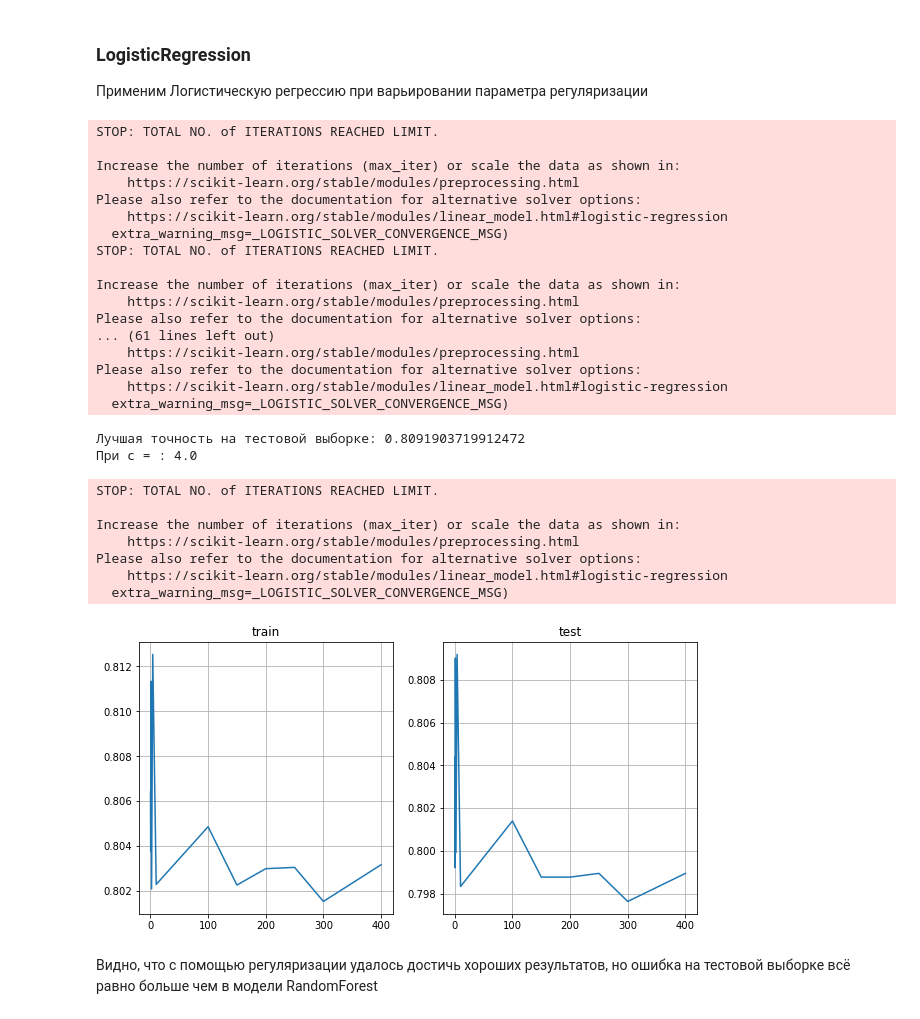
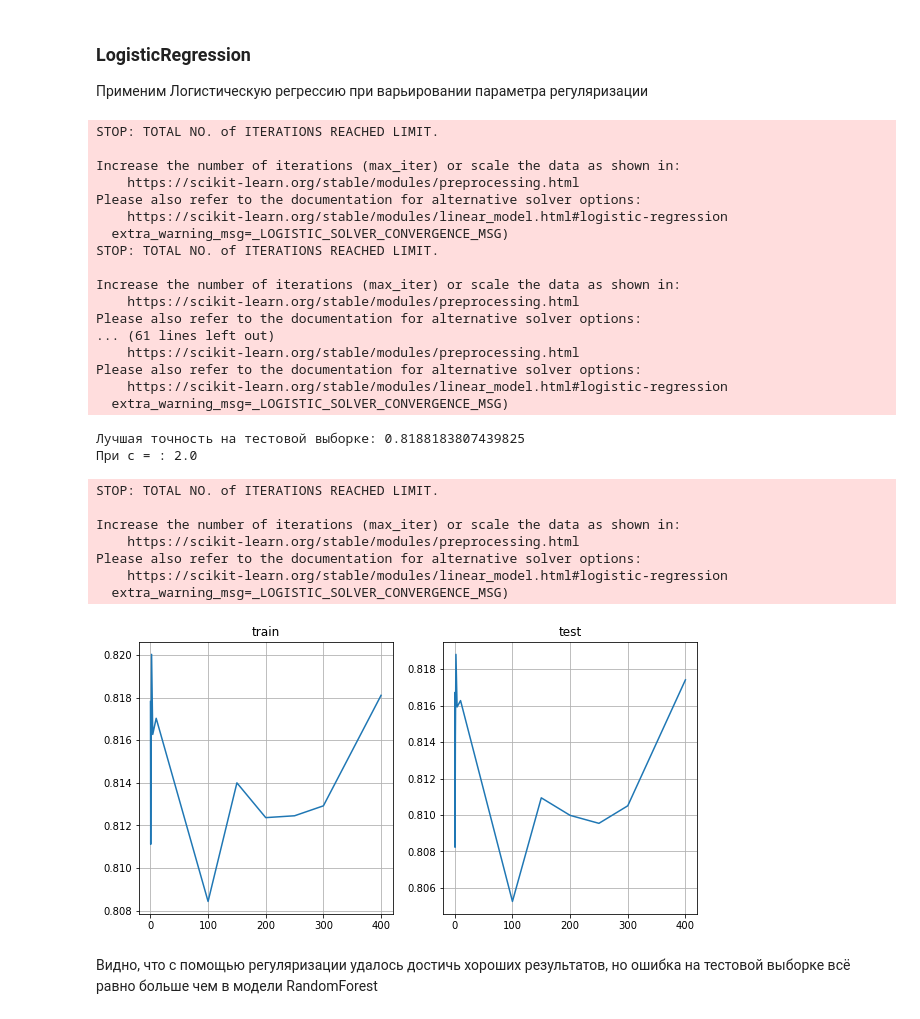
Before and after one commit to Pahandrovich/MachineLearningCourse, a Jupyter notebook: fails/note_ml_capital.ipynb, the cells around one changed output. Saved outputs shown, nothing was run; the diff lists cells and outputs as text; code cells hidden in the pictures.

```diff
--- a/fails/note_ml_capital.ipynb
+++ b/fails/note_ml_capital.ipynb
@@ -57,10 +57,10 @@ data_raw.head(5)
 # %%
 data_raw['label'] = pd.factorize(data_raw['label'])[0]
 data_raw['sex']   = pd.factorize(data_raw['sex'])  [0]
-#fnlwgt = data_raw['fnlwgt']
-#data_raw = data_raw.drop(['fnlwgt'], axis=1)
+
 #data_raw = data_raw.drop(['capital-loss'], axis=1)
 #data_raw = data_raw.drop(['capital-gain'], axis=1)
+data_raw = data_raw.drop(['education'], axis=1)
 # %%
 data_raw['native-country'].value_counts()
 # %% [output]
@@ -166,7 +164,6 @@ label             0
 dtype: int64
 # %%
 data_raw['workclass'] = data_raw['workclass'].astype('category')
-data_raw['education'] = data_raw['education'].astype('category')
 data_raw['marital-status'] = data_raw['marital-status'].astype('category')
 data_raw['occupation'] = data_raw['occupation'].astype('category')
 data_raw['relationship'] = data_raw['relationship'].astype('category')
@@ -228,10 +225,6 @@ from sklearn.preprocessing import LabelEncoder
 le_workclass = LabelEncoder()
 le_workclass.fit(data['workclass'])
 data['workclass'] = le_workclass.transform(data['workclass'])
-# education
-le_education = LabelEncoder()
-le_education.fit(data['education'])
-data['education'] = le_education.transform(data['education'])
 # marital-status
 le_marital_status = LabelEncoder()
 le_marital_status.fit(data['marital-status'])
@@ -409,7 +402,7 @@ max_score_c = 0
 CC = [0.1, 0.5, 1.0, 2.0, 4.0, 10.0, 100.0, 150.0, 200.0, 250.0, 300.0, 400.0]
 
 for c in CC:
-    log_reg = LogisticRegression(C = c, max_iter = 400, random_state = 42)
+    log_reg = LogisticRegression(C = c, max_iter = 800, random_state = 42)
     log_reg.fit(X_train, y_train)
     scores_train.append(log_reg.score(X_train,y_train))
     test_score = log_reg.score(X_test,y_test)
@@ -427,36 +420,36 @@ ax[0].plot(CC,scores_train)
 ax[1].set_title("test")
 ax[1].plot(CC,scores_test)
 ax[0].grid(True)
 ax[1].grid(True)
 plt.show()
 # %% [output]
 STOP: TOTAL NO. of ITERATIONS REACHED LIMIT.
 
 Increase the number of iterations (max_iter) or scale the data as shown in:
     https://scikit-learn.org/stable/modules/preprocessing.html
 Please also refer to the documentation for alternative solver options:
     https://scikit-learn.org/stable/modules/linear_model.html#logistic-regression
   extra_warning_msg=_LOGISTIC_SOLVER_CONVERGENCE_MSG)
 STOP: TOTAL NO. of ITERATIONS REACHED LIMIT.
 
 Increase the number of iterations (max_iter) or scale the data as shown in:
     https://scikit-learn.org/stable/modules/preprocessing.html
 Please also refer to the documentation for alternative solver options:
 ... (61 lines left out)
     https://scikit-learn.org/stable/modules/preprocessing.html
 Please also refer to the documentation for alternative solver options:
     https://scikit-learn.org/stable/modules/linear_model.html#logistic-regression
   extra_warning_msg=_LOGISTIC_SOLVER_CONVERGENCE_MSG)
-Лучшая точность на тестовой выборке: 0.8091903719912472
-При c = : 4.0
+Лучшая точность на тестовой выборке: 0.8188183807439825
+При c = : 2.0
 STOP: TOTAL NO. of ITERATIONS REACHED LIMIT.
 
 Increase the number of iterations (max_iter) or scale the data as shown in:
     https://scikit-learn.org/stable/modules/preprocessing.html
 Please also refer to the documentation for alternative solver options:
     https://scikit-learn.org/stable/modules/linear_model.html#logistic-regression
   extra_warning_msg=_LOGISTIC_SOLVER_CONVERGENCE_MSG)
-[figure, old version]
+[figure, new version]
 # %% [markdown]
 Видно, что c помощью регуляризации удалось достичь хороших результатов, но ошибка на тестовой выборке всё равно больше чем в модели RandomForest
 # %% [markdown]
```
Also changed, not shown: parts of 16 cells of this notebook.
